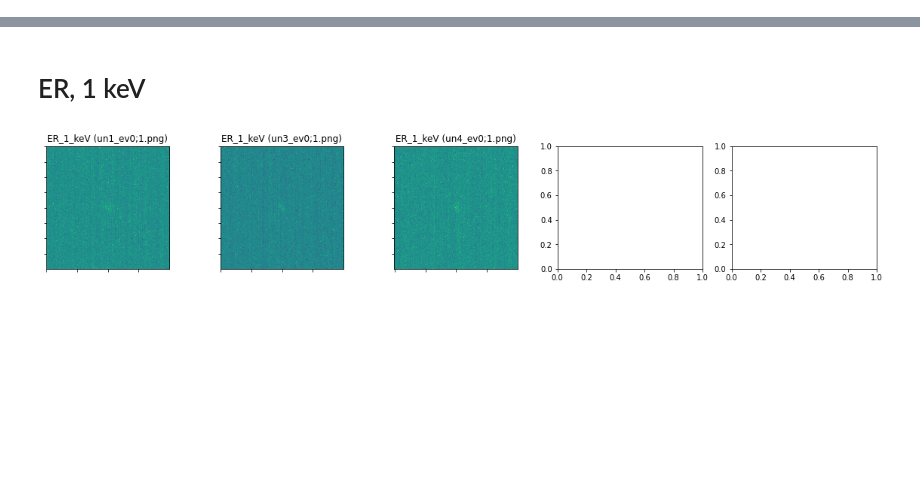
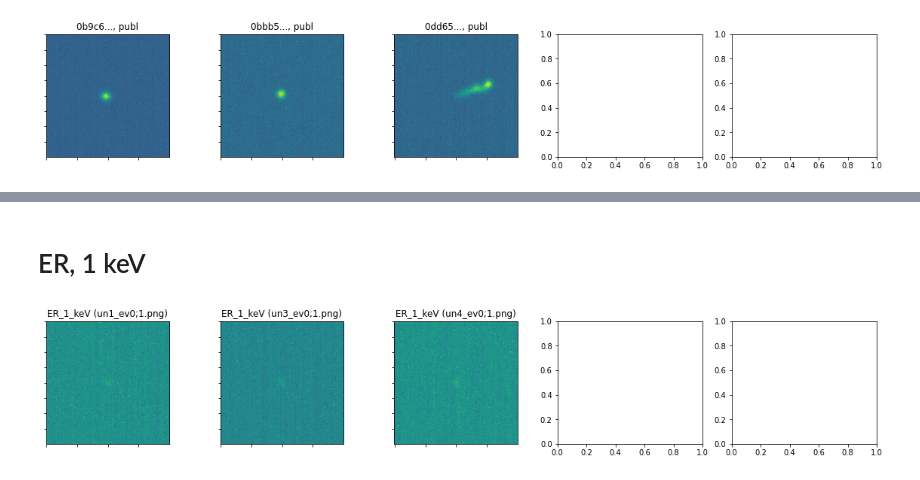
Before and after one commit to depot-hep/idao-2021, a Jupyter notebook: data_studies/image_plots.ipynb, the cells around one changed output, grey strips where cells are left out. Cells and saved outputs as stored; diff of their text form; code cells hidden in the pictures; blank space fills up the shorter version.

```diff
--- a/data_studies/image_plots.ipynb
+++ b/data_studies/image_plots.ipynb
@@ -6,0 +20,5 @@ max_num_images = 5
+# %%
+## plot images from a txt file
+plotted_ims = plot_images('../../idao_dataset/', im_filename='images_to_be_plotted.txt', crop_images=True, crop_size=crop_size, max_num_images=15, rand_seed=None)
+# %% [output]
+[figure, added]
```
Also changed, not shown: parts of 14 cells of this notebook.
